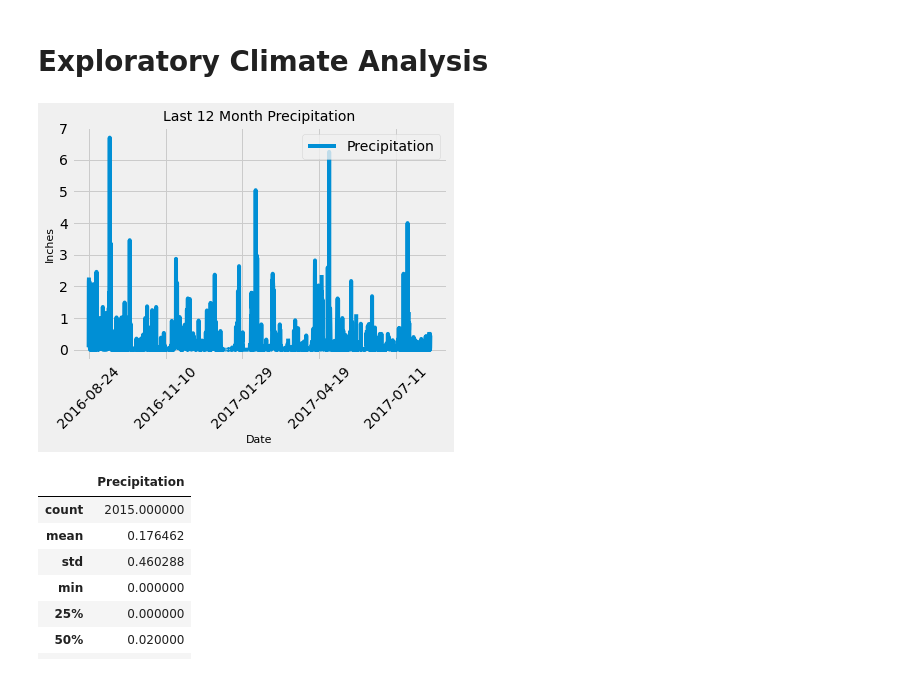
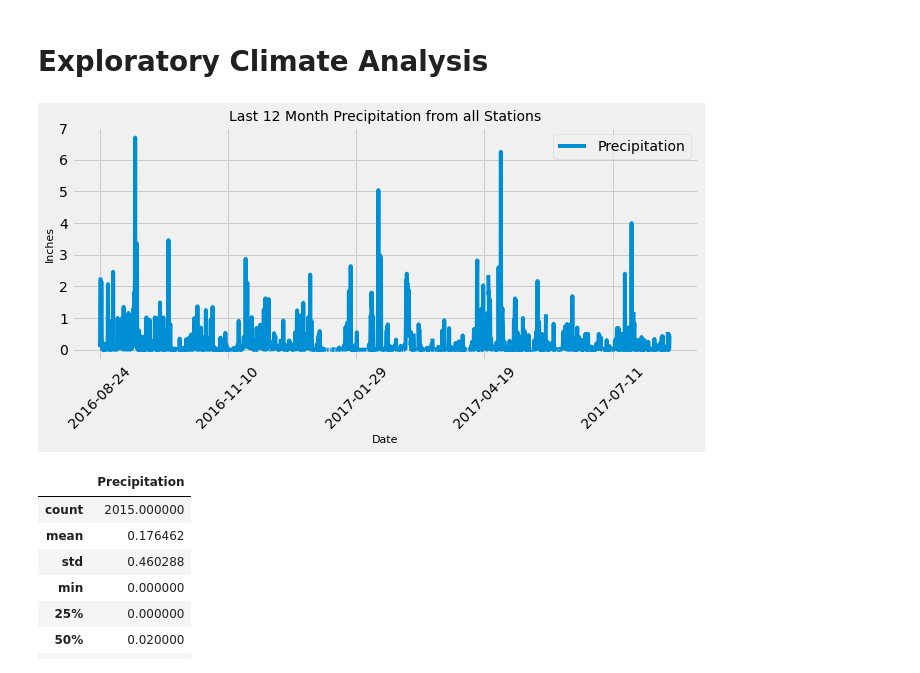
Before and after one commit to CCC-GH/sqlalchemy-challenge, a Jupyter notebook: sqlalchemy_jupyter.ipynb, the cells around one changed output. Saved outputs shown, nothing was run; the diff lists cells and outputs as text; code cells hidden in the pictures.

```diff
--- a/sqlalchemy_jupyter.ipynb
+++ b/sqlalchemy_jupyter.ipynb
@@ -43,31 +42,31 @@ session = Session(engine)
 # %%
 # Design a query to retrieve the last 12 months of precipitation data and plot the results
 lastDate = session.query(measurement.date).order_by(measurement.date.desc()).first().date
 
 # Calculate the date 1 year ago from the last data point in the database
 lastYear = dt.datetime.strptime(lastDate, '%Y-%m-%d') - dt.timedelta(days=365)
 
 # Perform a query to retrieve the data and precipitation scores
 precipScore = session.query(measurement.date, measurement.prcp).\
     filter(measurement.date >= lastYear).\
     order_by(measurement.date).all()
 
 # Save the query results as a Pandas DataFrame and set the index to the date column
 precip_df = pd.DataFrame(precipScore, columns = ['Date', 'Precipitation'])
 precip_df.set_index('Date', inplace=True)
 
 # Sort the dataframe by date
 # Use Pandas Plotting with Matplotlib to plot the data
-chart = precip_df.plot().get_figure()
-plt.title('Last 12 Month Precipitation', fontsize=14)
+chart = precip_df.plot(figsize=(10,4)).get_figure()
+plt.title('Last 12 Month Precipitation from all Stations', fontsize=14)
 plt.ylabel('Inches', fontsize=11)
 plt.xlabel('Date', fontsize=11)
 plt.xticks(rotation=45)
 plt.legend(loc='upper right')
 chart.savefig('Output/Precipitation_Last12m.png', bbox_inches='tight')
 plt.show()
 # %% [output]
-[figure, old version]
+[figure, new version]
 # %%
 # Use Pandas to calcualte the summary statistics for the precipitation data
 precip_df.describe()
```
Also changed, not shown: parts of 1 cell of this notebook, 3 other files.
